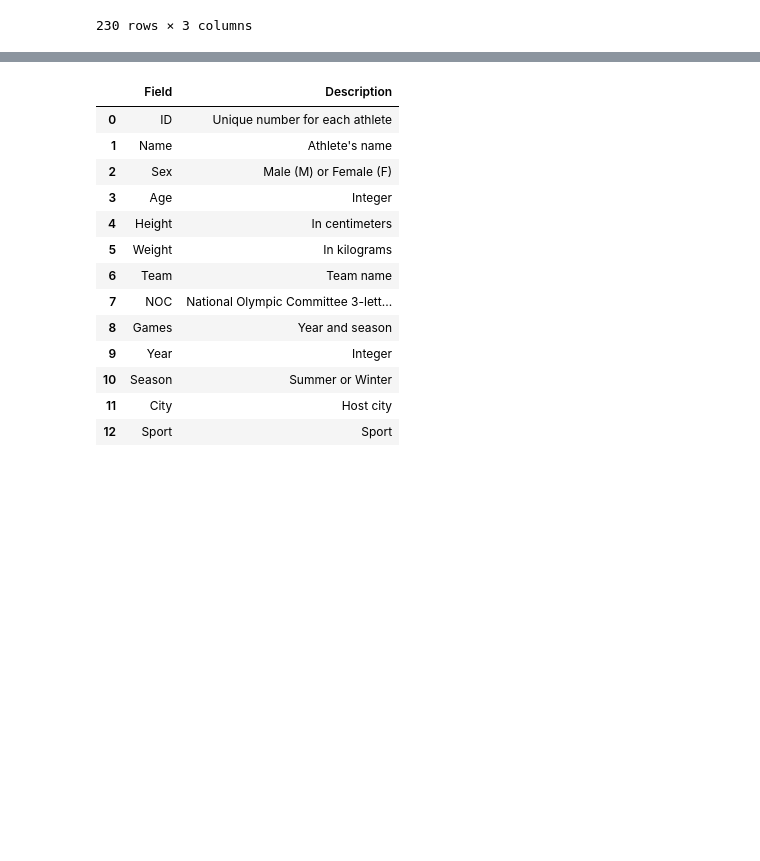
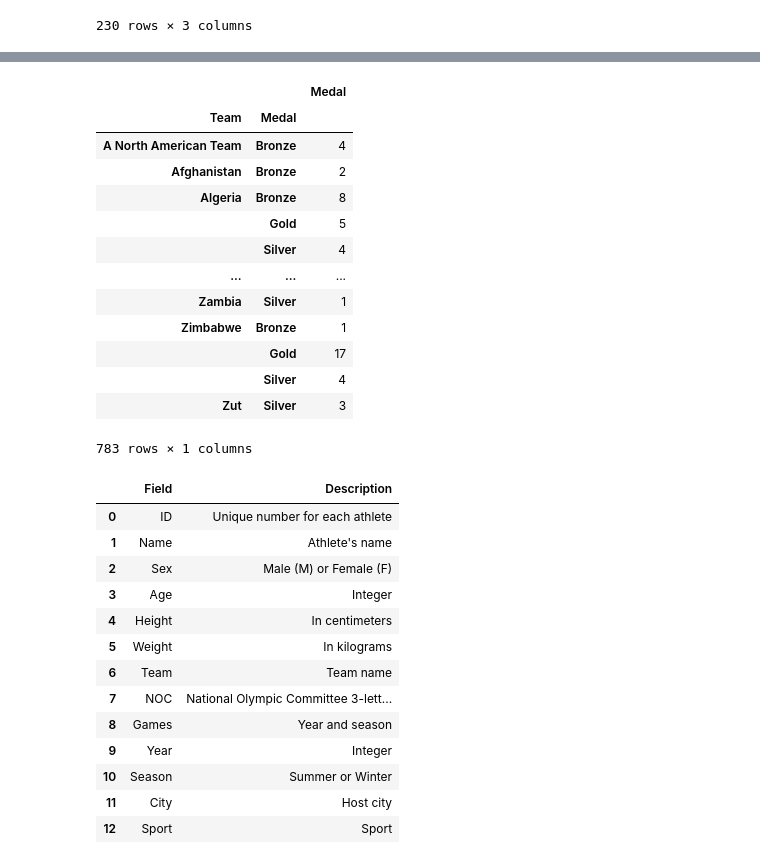
Before and after one commit to Binardino/Olympics_History_1896_2016, a Jupyter notebook: notebook/Olympics EDA.ipynb, the cells around one changed output, grey strips where cells are left out. Drawn from its saved outputs; the diff is of its cells as text; code cells hidden in the pictures; blank space fills up the shorter version.

```diff
--- a/notebook/Olympics EDA.ipynb
+++ b/notebook/Olympics EDA.ipynb
@@ -48,3 +60,20 @@ df_country_def
+# %%
+df_athlete_events.groupby(['Team', 'Medal']).agg({'Medal':'count'})
+# %% [output]
+|  |  | Medal |
+| Team | Medal |  |
+| A North American Team | Bronze | 4 |
+| Afghanistan | Bronze | 2 |
+| Algeria | Bronze | 8 |
+|  | Gold | 5 |
+|  | Silver | 4 |
+| ... | ... | ... |
+| Zambia | Silver | 1 |
+| Zimbabwe | Bronze | 1 |
+|  | Gold | 17 |
+|  | Silver | 4 |
+| Zut | Silver | 3 |
+783 rows × 1 columns
 # %%
 df_athlete_dict = pd.read_csv('../data/athlete_events_data_dictionary.csv')
 
```
Also changed, not shown: parts of 7 cells of this notebook.
